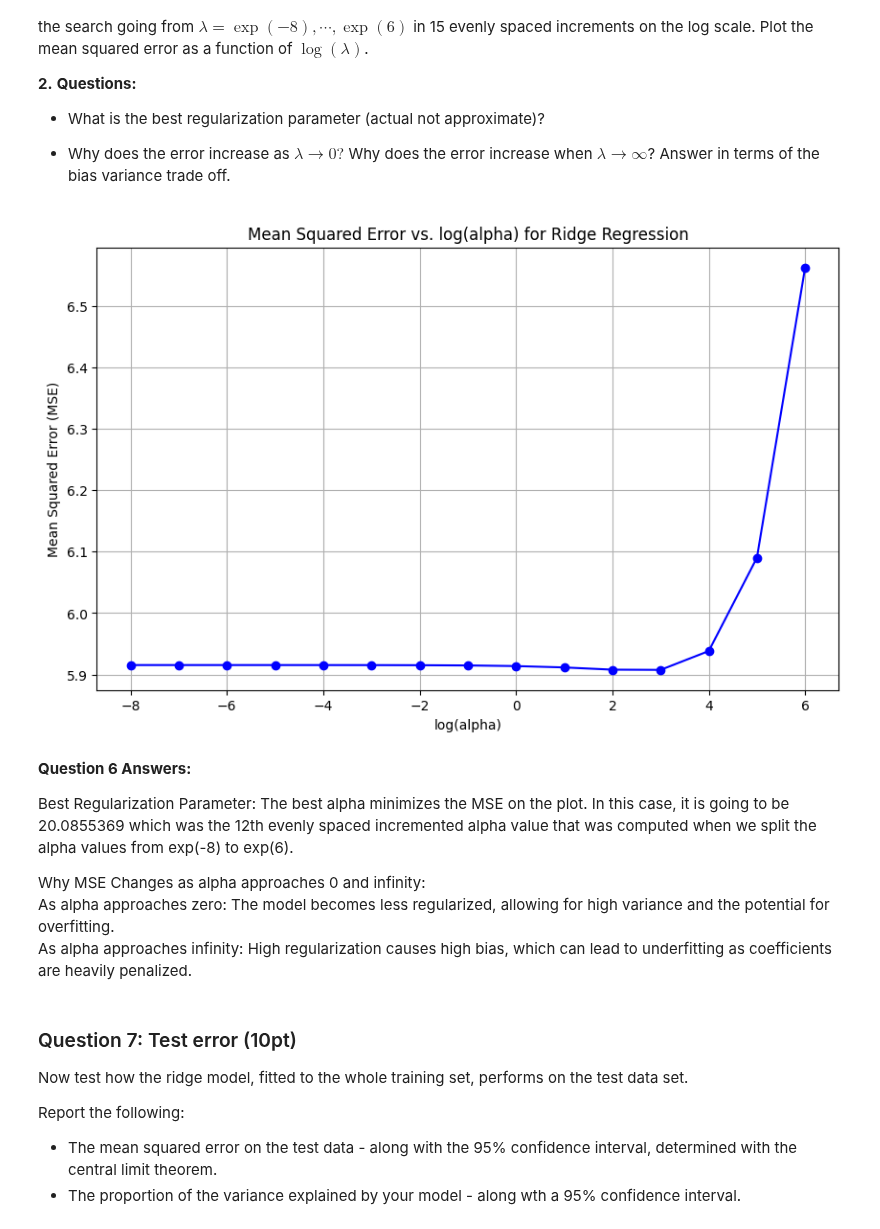
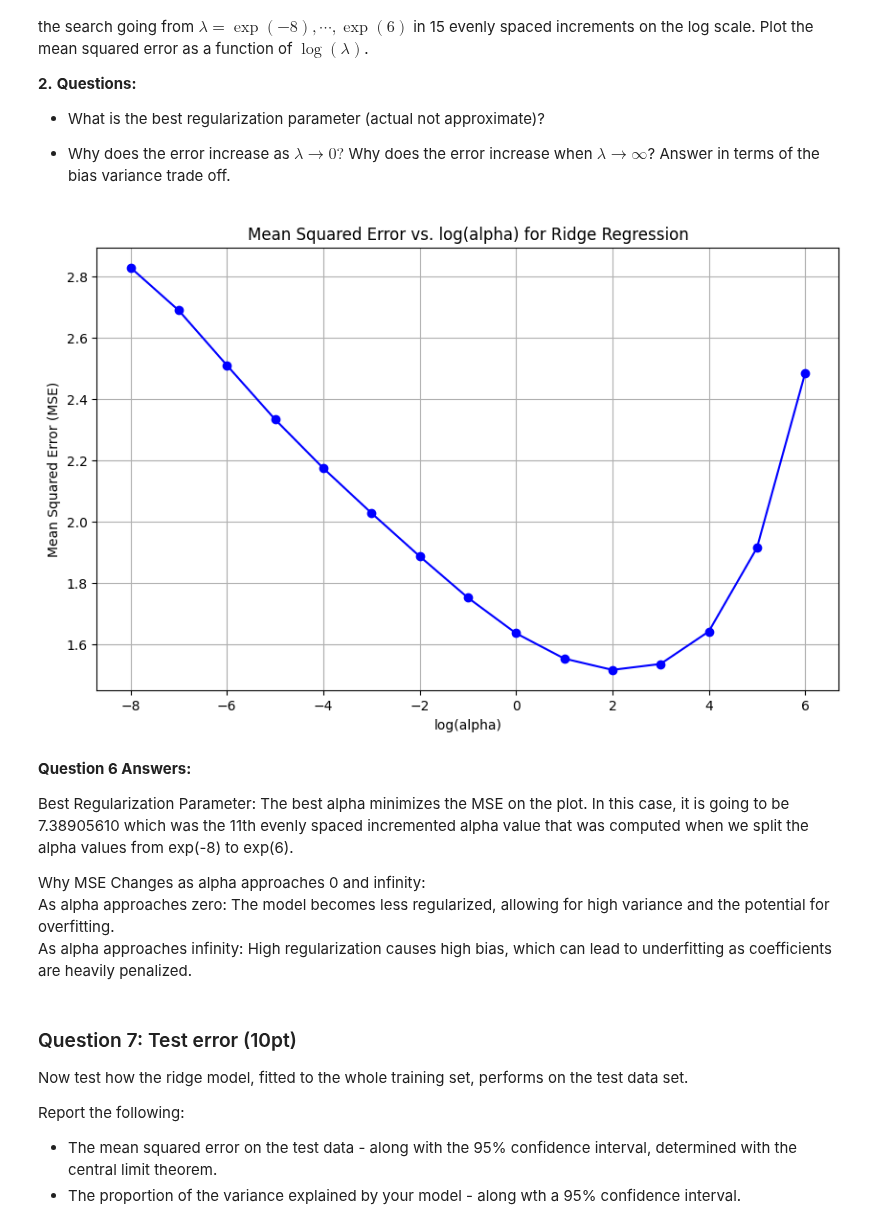
Before and after one commit to JanikThePanic/DATASCI3000-lab-assignments, a Jupyter notebook: Assignment3/DS3000_Assignment3.ipynb, the cells around one changed output. Cells and saved outputs as stored; diff of their text form; code cells hidden in the pictures.

```diff
--- a/Assignment3/DS3000_Assignment3.ipynb
+++ b/Assignment3/DS3000_Assignment3.ipynb
@@ -237,36 +237,36 @@ Ridge Regression with Polynomial Features: Mean MSE = 1.7147, Std Dev = 0.1838
 # %%
 # Creating 15 alpha values ranging from exp(-8) to exp(6) and saving it to alphas
 alphas = np.logspace(-8, 6, num=15, base=np.e)
 
 # Creating an array to store the computed mean squared errors
 mse_scores = []
 
 # Running the pipeline on each alpha and recording only the mean MSE value for each
 for alpha in alphas:
     # Define the pipeline with the current alpha
     pipeline = Pipeline([
         ('scaler', StandardScaler()),
         ('ridge', Ridge(alpha=alpha))
     ])
 
     # Calculate cross-validated mean squared error with the function defined in previous cell
-    mean_mse, _ = evaluate_model(X_train, y_train, pipeline)
+    mean_mse, _ = evaluate_model(X_train_poly1, y_train, pipeline)
     mse_scores.append(mean_mse)
 
 # Plotting MSE as a function of the log(alpha)
 plt.figure(figsize=(10, 6))
 plt.plot(np.log(alphas), mse_scores, marker='o', linestyle='-', color='b')
 plt.xlabel("log(alpha)")
 plt.ylabel("Mean Squared Error (MSE)")
 plt.title("Mean Squared Error vs. log(alpha) for Ridge Regression")
 plt.grid(True)
 plt.show()
 # %% [output]
-[figure, old version]
+[figure, new version]
 # %% [markdown]
 **Question 6 Answers:**
 
-Best Regularization Parameter: The best alpha minimizes the MSE on the plot. In this case, it is going to be 20.0855369 which was the 12th evenly spaced incremented alpha value that was computed when we split the alpha values from exp(-8) to exp(6). <br>
+Best Regularization Parameter: The best alpha minimizes the MSE on the plot. In this case, it is going to be 7.38905610 which was the 11th evenly spaced incremented alpha value that was computed when we split the alpha values from exp(-8) to exp(6). <br>
 
 Why MSE Changes as alpha approaches 0 and infinity: <br>
 As alpha approaches zero: The model becomes less regularized, allowing for high variance and the potential for overfitting. <br>
```
Also changed, not shown: parts of 1 cell of this notebook.
